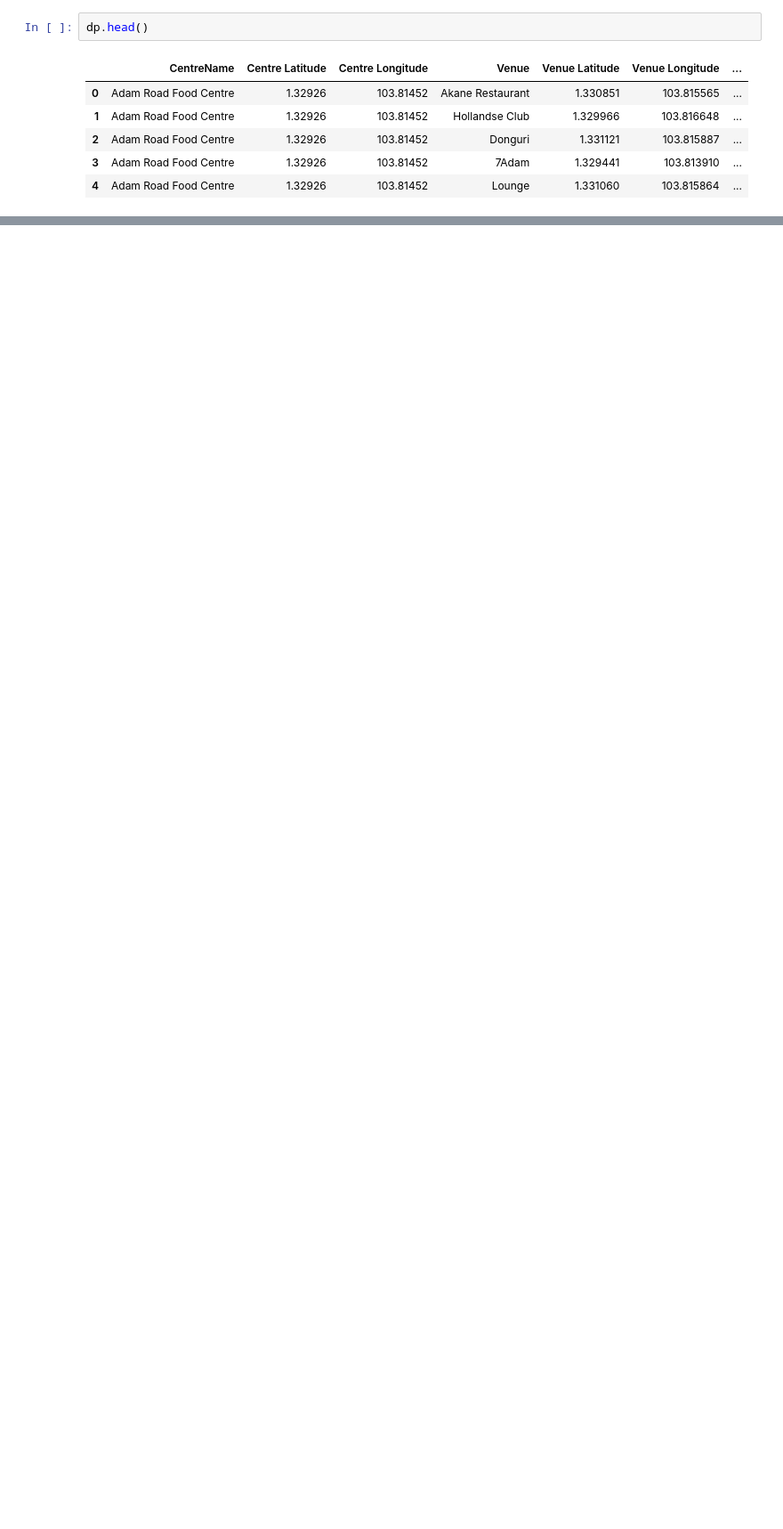
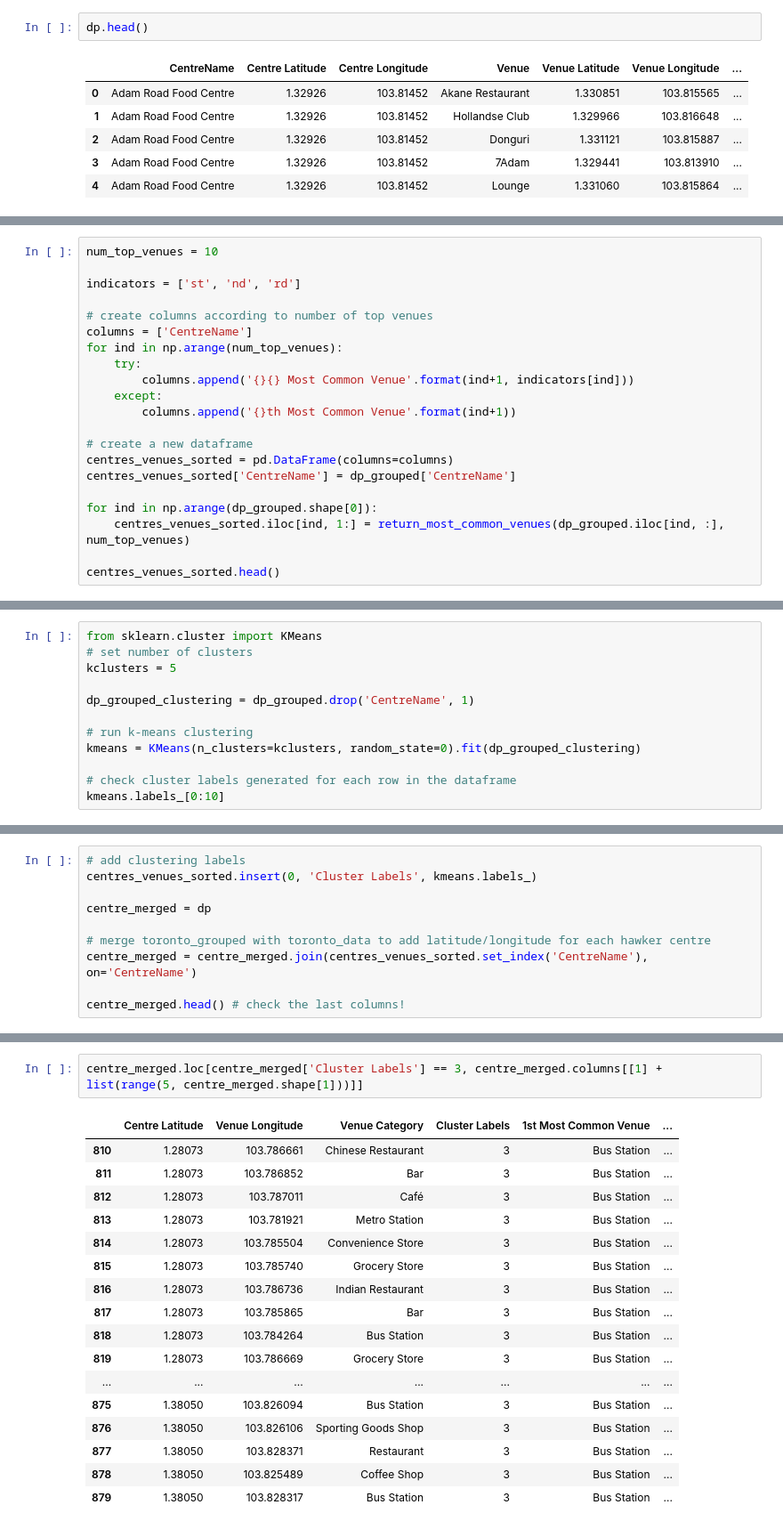
Before and after one commit to xIHAx/Coursera_Capstone, a Jupyter notebook: Capstone_Finale.ipynb, the cells around one changed output, grey strips where cells are left out. Shown at 89% size. Saved outputs shown, nothing was run; the diff lists cells and outputs as text; blank space fills up the shorter version.

```diff
--- a/Capstone_Finale.ipynb
+++ b/Capstone_Finale.ipynb
@@ -188,0 +271,21 @@ dp.shape
+# %%
+num_top_venues = 10
+
+indicators = ['st', 'nd', 'rd']
+
+# create columns according to number of top venues
+columns = ['CentreName']
+for ind in np.arange(num_top_venues):
+    try:
+        columns.append('{}{} Most Common Venue'.format(ind+1, indicators[ind]))
+    except:
+        columns.append('{}th Most Common Venue'.format(ind+1))
+
+# create a new dataframe
+centres_venues_sorted = pd.DataFrame(columns=columns)
+centres_venues_sorted['CentreName'] = dp_grouped['CentreName']
+
+for ind in np.arange(dp_grouped.shape[0]):
+    centres_venues_sorted.iloc[ind, 1:] = return_most_common_venues(dp_grouped.iloc[ind, :], num_top_venues)
+
+centres_venues_sorted.head()
@@ -188,0 +299,12 @@ dp.shape
+# %%
+from sklearn.cluster import KMeans
+# set number of clusters
+kclusters = 5
+
+dp_grouped_clustering = dp_grouped.drop('CentreName', 1)
+
+# run k-means clustering
+kmeans = KMeans(n_clusters=kclusters, random_state=0).fit(dp_grouped_clustering)
+
+# check cluster labels generated for each row in the dataframe
+kmeans.labels_[0:10]
@@ -188,0 +313,10 @@ dp.shape
+# %%
+# add clustering labels
+centres_venues_sorted.insert(0, 'Cluster Labels', kmeans.labels_)
+
+centre_merged = dp
+
+# merge toronto_grouped with toronto_data to add latitude/longitude for each hawker centre
+centre_merged = centre_merged.join(centres_venues_sorted.set_index('CentreName'), on='CentreName')
+
+centre_merged.head() # check the last columns!
@@ -188,0 +362,20 @@ dp.shape
+# %%
+centre_merged.loc[centre_merged['Cluster Labels'] == 3, centre_merged.columns[[1] + list(range(5, centre_merged.shape[1]))]]
+# %% [output]
+|  | Centre Latitude | Venue Longitude | Venue Category | Cluster Labels | 1st Most Common Venue | ... |
+| 810 | 1.28073 | 103.786661 | Chinese Restaurant | 3 | Bus Station | ... |
+| 811 | 1.28073 | 103.786852 | Bar | 3 | Bus Station | ... |
+| 812 | 1.28073 | 103.787011 | Café | 3 | Bus Station | ... |
+| 813 | 1.28073 | 103.781921 | Metro Station | 3 | Bus Station | ... |
+| 814 | 1.28073 | 103.785504 | Convenience Store | 3 | Bus Station | ... |
+| 815 | 1.28073 | 103.785740 | Grocery Store | 3 | Bus Station | ... |
+| 816 | 1.28073 | 103.786736 | Indian Restaurant | 3 | Bus Station | ... |
+| 817 | 1.28073 | 103.785865 | Bar | 3 | Bus Station | ... |
+| 818 | 1.28073 | 103.784264 | Bus Station | 3 | Bus Station | ... |
+| 819 | 1.28073 | 103.786669 | Grocery Store | 3 | Bus Station | ... |
+| ... | ... | ... | ... | ... | ... | ... |
+| 875 | 1.38050 | 103.826094 | Bus Station | 3 | Bus Station | ... |
+| 876 | 1.38050 | 103.826106 | Sporting Goods Shop | 3 | Bus Station | ... |
+| 877 | 1.38050 | 103.828371 | Restaurant | 3 | Bus Station | ... |
+| 878 | 1.38050 | 103.825489 | Coffee Shop | 3 | Bus Station | ... |
+| 879 | 1.38050 | 103.828317 | Bus Station | 3 | Bus Station | ... |
```
Also changed, not shown: parts of 14 cells of this notebook.
